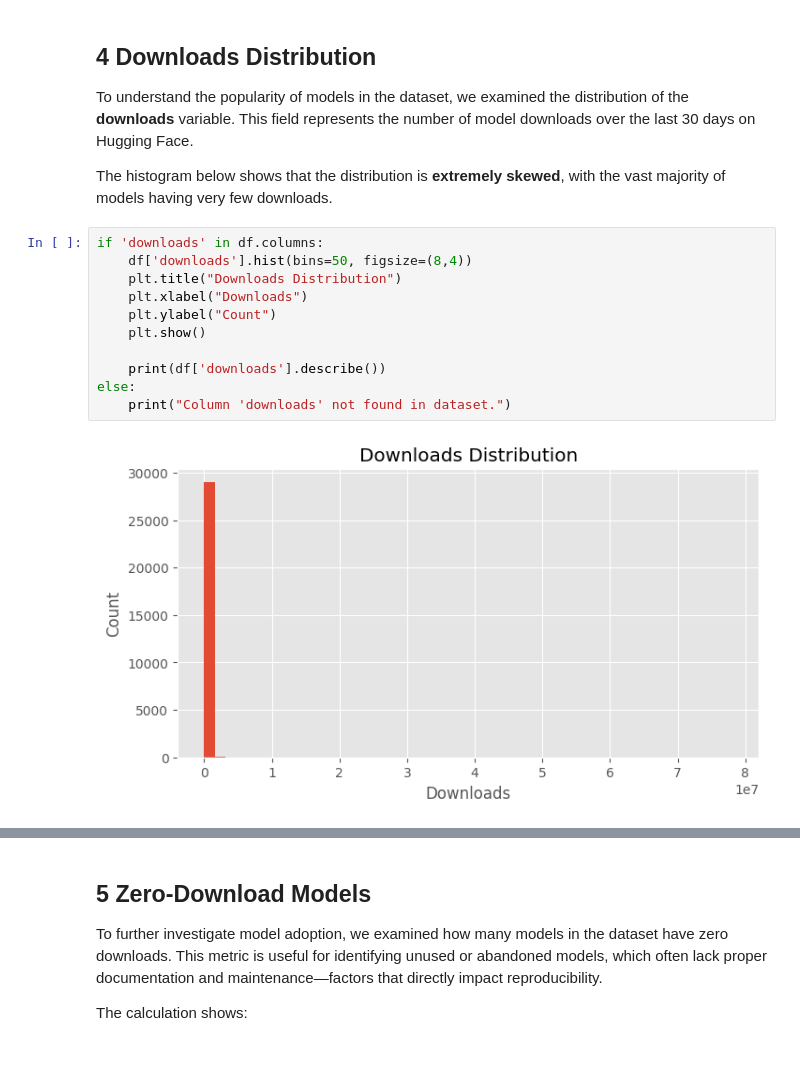
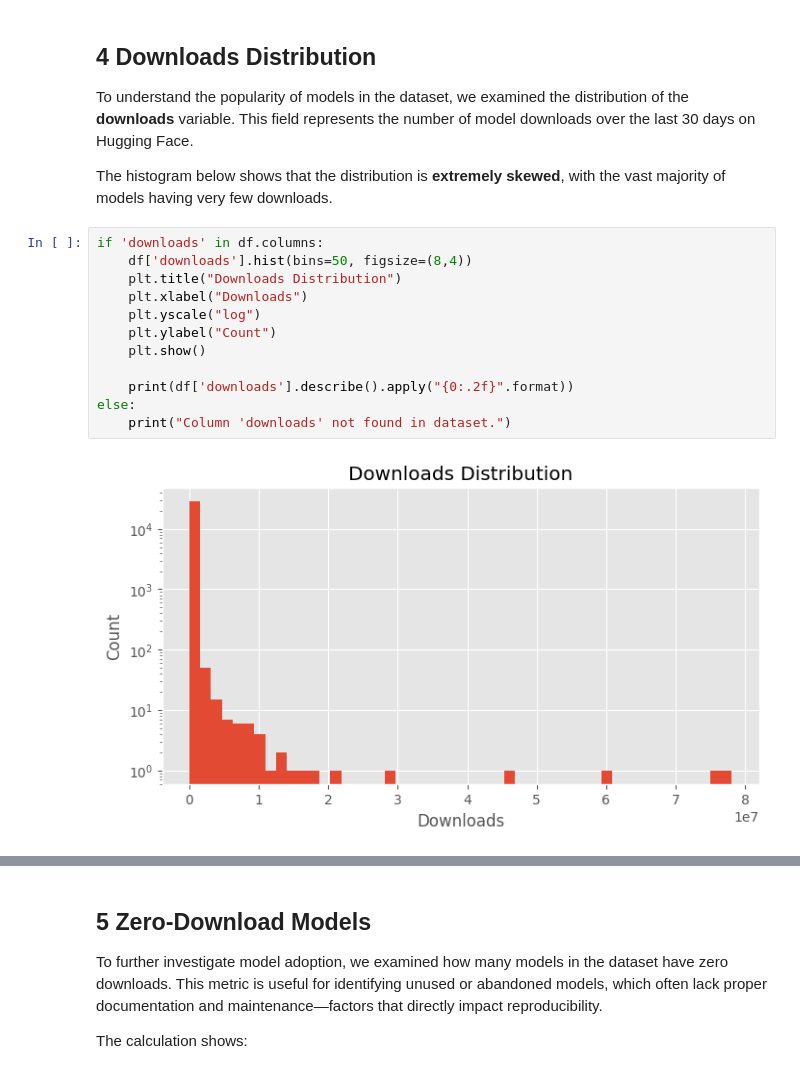
Before and after one commit to OganKuba/Model_Card, a Jupyter notebook: model_card.ipynb, the cells around one changed output, grey strips where cells are left out. Drawn from its saved outputs; the diff is of its cells as text.

```diff
--- a/model_card.ipynb
+++ b/model_card.ipynb
@@ -149,13 +156,14 @@ The histogram below shows that the distribution is **extremely skewed**, with th
 # %%
 if 'downloads' in df.columns:
     df['downloads'].hist(bins=50, figsize=(8,4))
     plt.title("Downloads Distribution")
     plt.xlabel("Downloads")
+    plt.yscale("log")
     plt.ylabel("Count")
     plt.show()
 
-    print(df['downloads'].describe())
+    print(df['downloads'].describe().apply("{0:.2f}".format))
 else:
     print("Column 'downloads' not found in dataset.")
 # %% [output]
-[figure, old version]
+[figure, new version]
```
Also changed, not shown: parts of 17 cells of this notebook.
